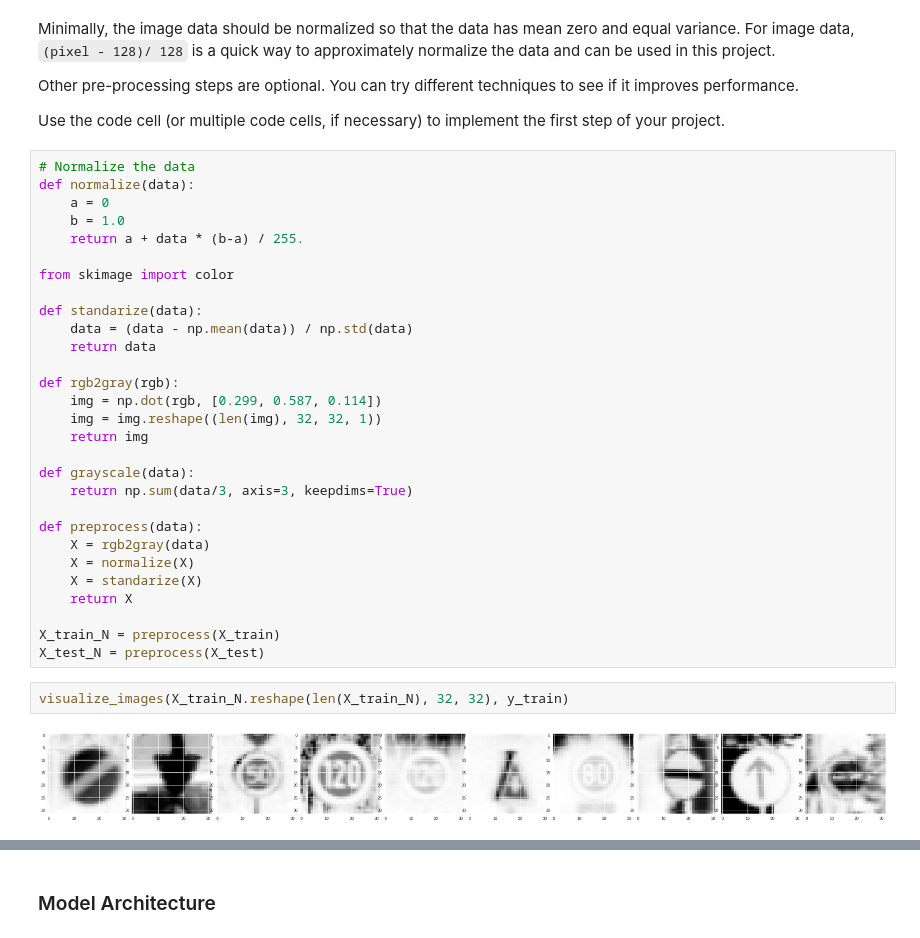
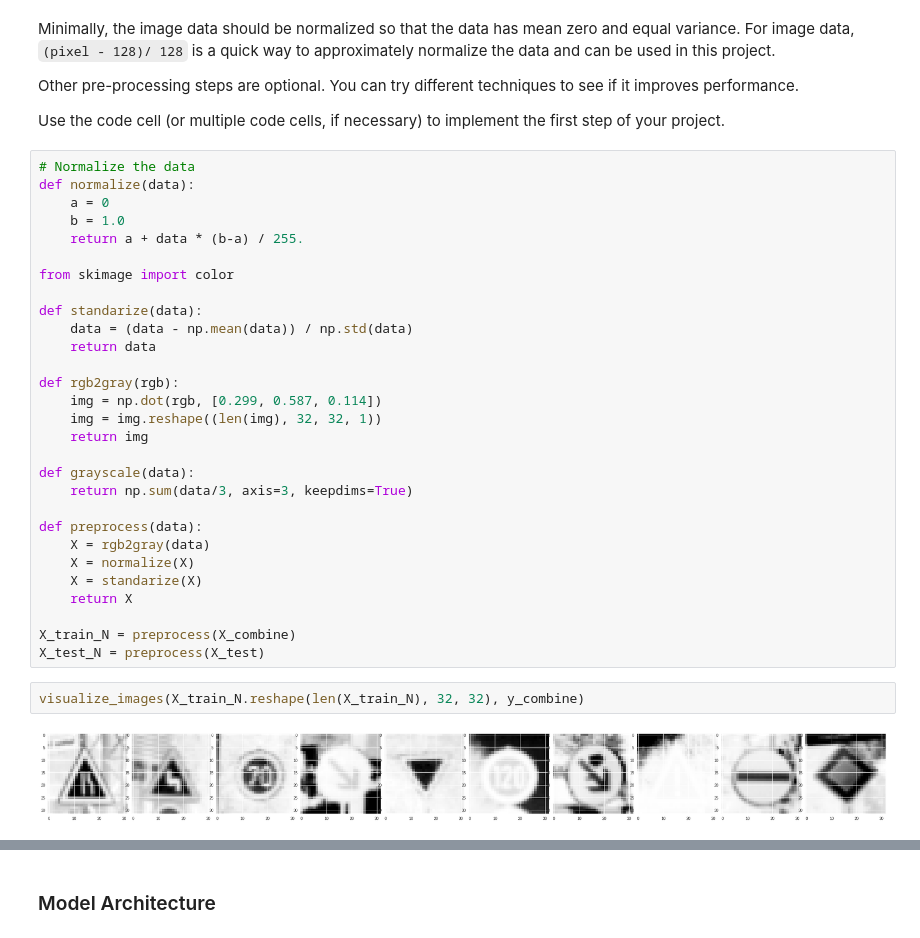
Before and after one commit to yhung119/German_Traffic_Signs_Classification, a Jupyter notebook: Traffic_Sign_Classifier.ipynb, the cells around one changed output, grey strips where cells are left out. Saved outputs shown, nothing was run; the diff lists cells and outputs as text.

```diff
--- a/Traffic_Sign_Classifier.ipynb
+++ b/Traffic_Sign_Classifier.ipynb
@@ -212,9 +222,9 @@ def preprocess(data):
     X = standarize(X)
     return X
 
-X_train_N = preprocess(X_train)
+X_train_N = preprocess(X_combine)
 X_test_N = preprocess(X_test)
 # %%
-visualize_images(X_train_N.reshape(len(X_train_N), 32, 32), y_train)
+visualize_images(X_train_N.reshape(len(X_train_N), 32, 32), y_combine)
 # %% [output]
-[figure, old version]
+[figure, new version]
```
Also changed, not shown: parts of 23 cells of this notebook.
